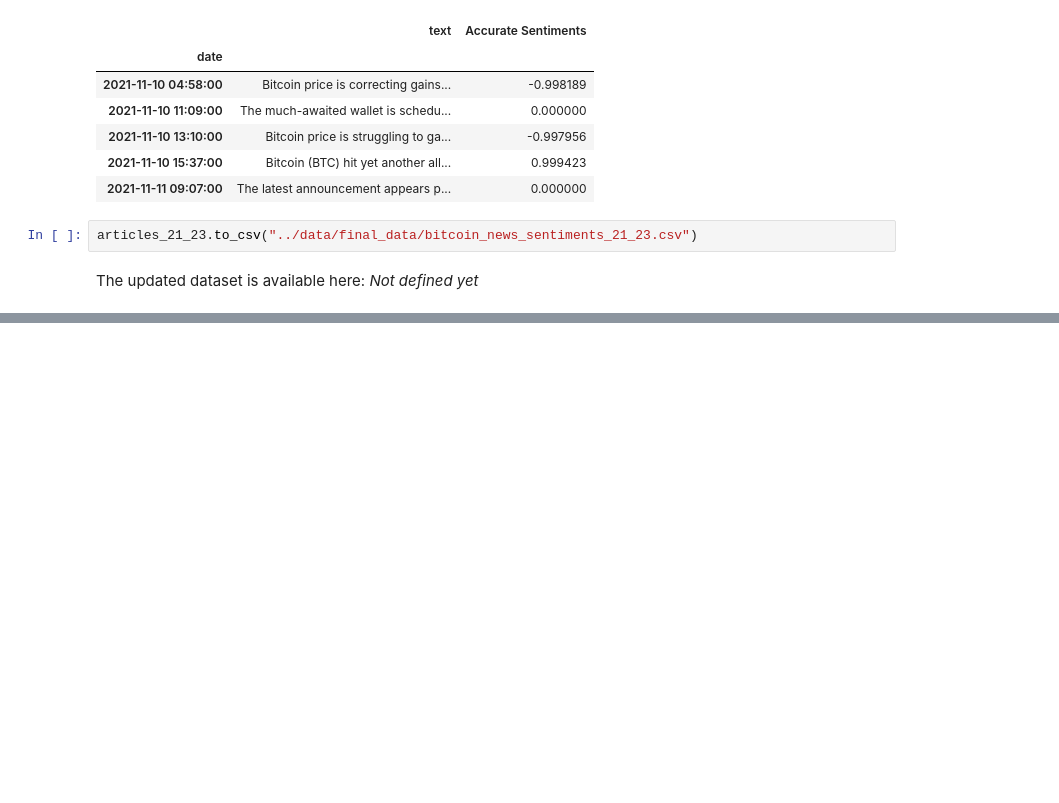
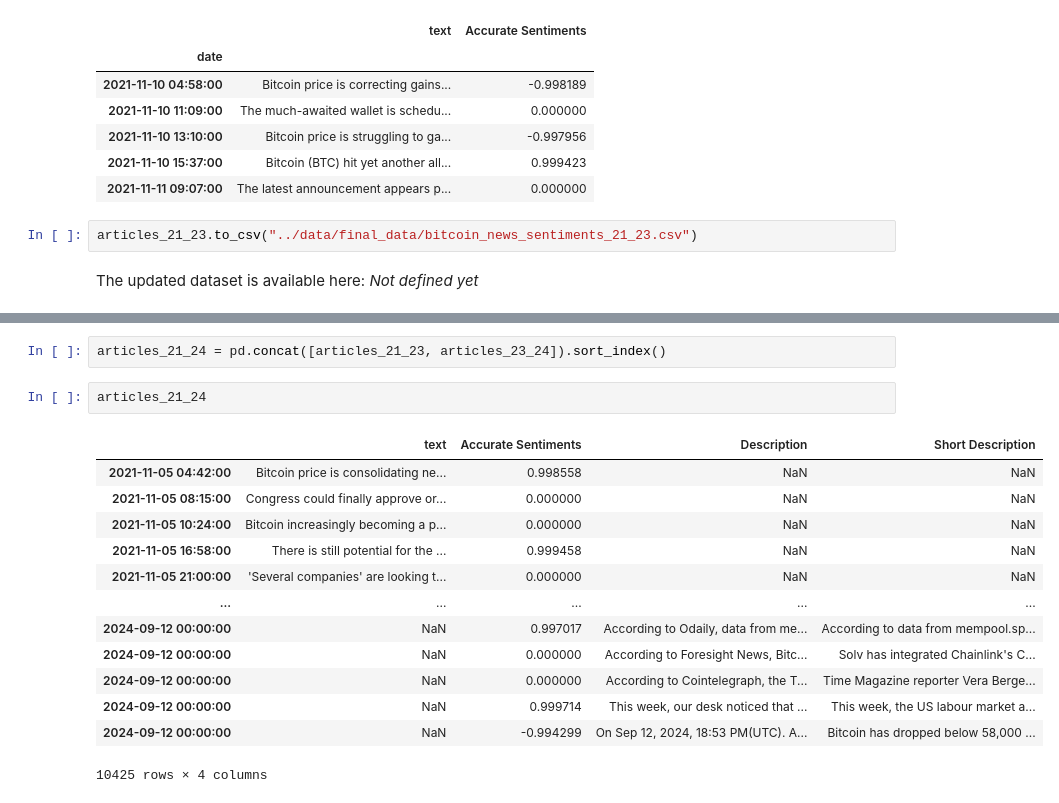
Before and after one commit to Bitcoin-Price-Prediction-Experiments/Bitcoin-Dataset-Viewer-and-Preparer, a Jupyter notebook: notebooks/datasets-preparer.ipynb, the cells around one changed output, grey strips where cells are left out. Saved outputs shown, nothing was run; the diff lists cells and outputs as text; blank space fills up the shorter version.

```diff
--- a/notebooks/datasets-preparer.ipynb
+++ b/notebooks/datasets-preparer.ipynb
@@ -231,0 +253,18 @@ The updated dataset is available here: _Not defined yet_
+# %%
+articles_21_24 = pd.concat([articles_21_23, articles_23_24]).sort_index()
+# %%
+articles_21_24
+# %% [output]
+|  | text | Accurate Sentiments | Description | Short Description |
+| 2021-11-05 04:42:00 | Bitcoin price is consolidating ne... | 0.998558 | NaN | NaN |
+| 2021-11-05 08:15:00 | Congress could finally approve or... | 0.000000 | NaN | NaN |
+| 2021-11-05 10:24:00 | Bitcoin increasingly becoming a p... | 0.000000 | NaN | NaN |
+| 2021-11-05 16:58:00 | There is still potential for the ... | 0.999458 | NaN | NaN |
+| 2021-11-05 21:00:00 | 'Several companies' are looking t... | 0.000000 | NaN | NaN |
+| ... | ... | ... | ... | ... |
+| 2024-09-12 00:00:00 | NaN | 0.997017 | According to Odaily, data from me... | According to data from mempool.sp... |
+| 2024-09-12 00:00:00 | NaN | 0.000000 | According to Foresight News, Bitc... | Solv has integrated Chainlink's C... |
+| 2024-09-12 00:00:00 | NaN | 0.000000 | According to Cointelegraph, the T... | Time Magazine reporter Vera Berge... |
+| 2024-09-12 00:00:00 | NaN | 0.999714 | This week, our desk noticed that ... | This week, the US labour market a... |
+| 2024-09-12 00:00:00 | NaN | -0.994299 | On Sep 12, 2024, 18:53 PM(UTC). A... | Bitcoin has dropped below 58,000 ... |
+10425 rows × 4 columns
```
Also changed, not shown: parts of 13 cells of this notebook, 1 other file.
